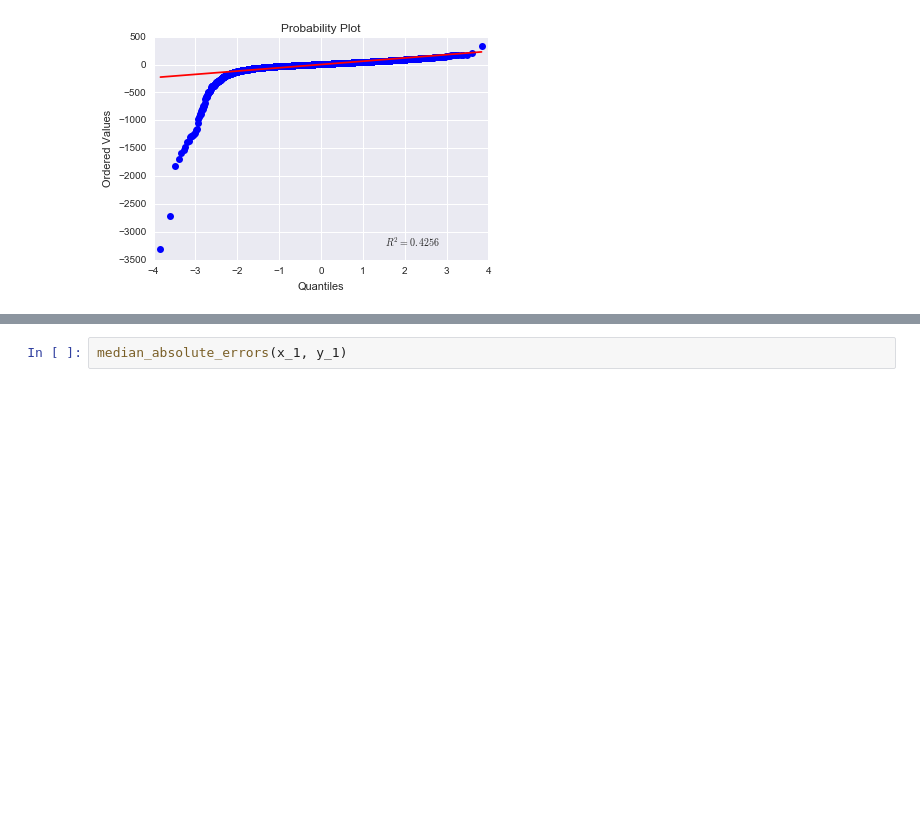
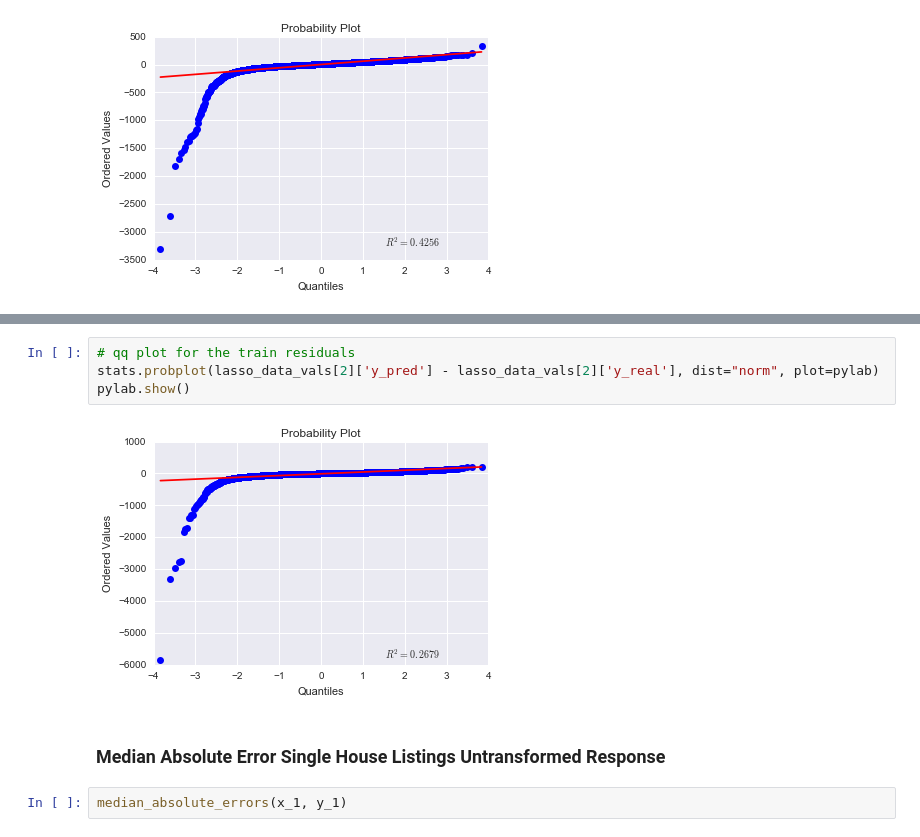
Before and after one commit to samuelklam/airbnb-pricing-prediction, a Jupyter notebook: data-modeling/data-modeling-baseline.ipynb, the cells around one changed output, grey strips where cells are left out. Cells and saved outputs as stored; diff of their text form; blank space fills up the shorter version.

```diff
--- a/data-modeling/data-modeling-baseline.ipynb
+++ b/data-modeling/data-modeling-baseline.ipynb
@@ -578,3 +596,11 @@ pylab.show()
+# %%
+# qq plot for the train residuals
+stats.probplot(lasso_data_vals[2]['y_pred'] - lasso_data_vals[2]['y_real'], dist="norm", plot=pylab)
+pylab.show()
+# %% [output]
+[figure, added]
+# %% [markdown]
+### Median Absolute Error Single House Listings Untransformed Response
 # %%
 median_absolute_errors(x_1, y_1)
 # %% [output]
```
Also changed, not shown: parts of 28 cells of this notebook.
